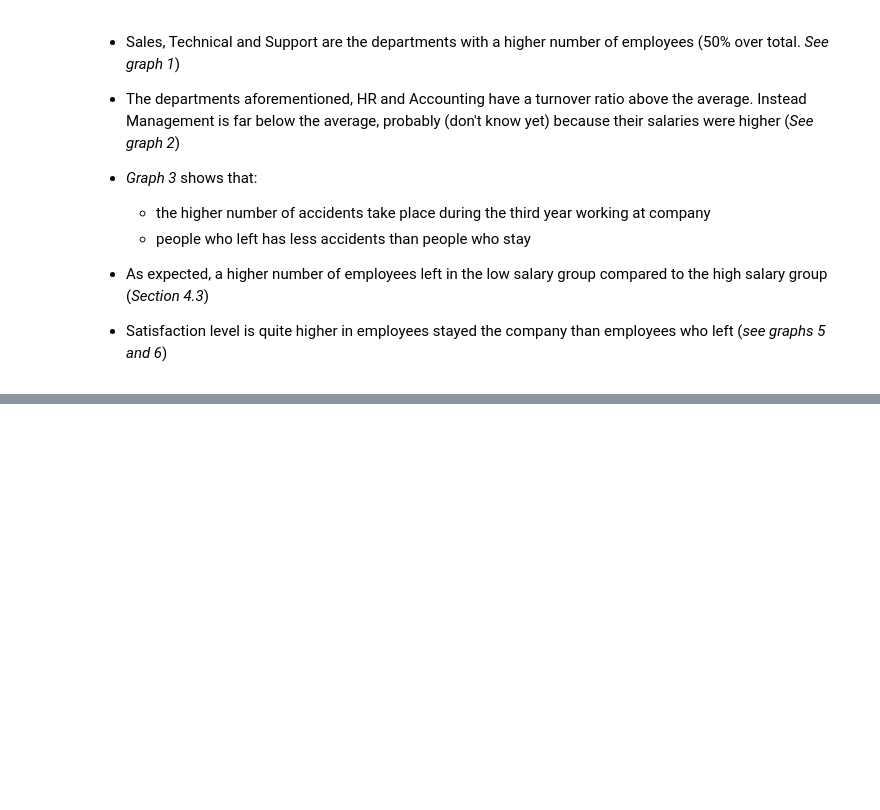
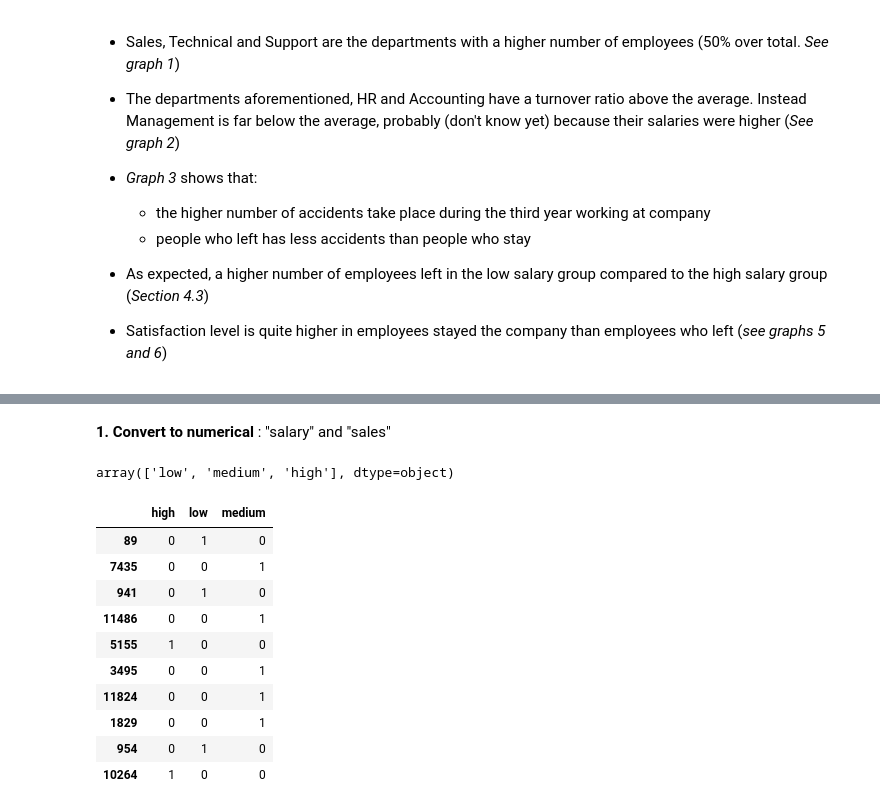
Before and after one commit to MariaGamero/TFM-ReasonsforEmployeeTurnover, a Jupyter notebook: Employee_retention.ipynb, the cells around one changed output, grey strips where cells are left out. Saved outputs shown, nothing was run; the diff lists cells and outputs as text; code cells hidden in the pictures; blank space fills up the shorter version.

```diff
--- a/Employee_retention.ipynb
+++ b/Employee_retention.ipynb
@@ -506,0 +514,22 @@ hr_no_dupl.to_csv('data/HR_data_cleaned.csv',index=False)
+# %% [markdown]
+**1. Convert to numerical** : "salary" and "sales"
+# %%
+hr_no_dupl['salary'].unique()
+# %% [output]
+array(['low', 'medium', 'high'], dtype=object)
+# %%
+#Dummy Coding
+hr_salary = pd.get_dummies(hr_no_dupl['salary'])
+hr_salary.sample(10)
+# %% [output]
+|  | high | low | medium |
+| 89 | 0 | 1 | 0 |
+| 7435 | 0 | 0 | 1 |
+| 941 | 0 | 1 | 0 |
+| 11486 | 0 | 0 | 1 |
+| 5155 | 1 | 0 | 0 |
+| 3495 | 0 | 0 | 1 |
+| 11824 | 0 | 0 | 1 |
+| 1829 | 0 | 0 | 1 |
+| 954 | 0 | 1 | 0 |
+| 10264 | 1 | 0 | 0 |
```
Also changed, not shown: parts of 57 cells of this notebook.
